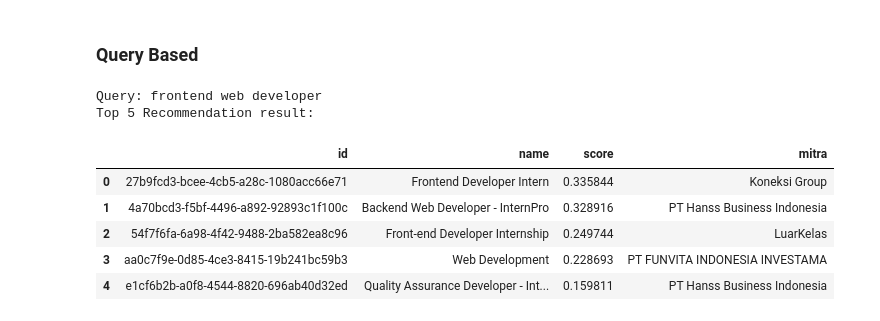
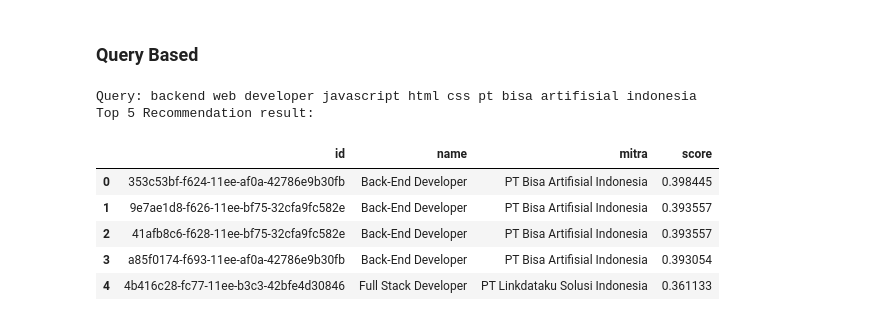
Before and after one commit to Aszaychik/optimasi-search-magang-merdeka, a Jupyter notebook: notebooks/model.ipynb, the cells around one changed output. Drawn from its saved outputs; the diff is of its cells as text; code cells hidden in the pictures.

```diff
--- a/notebooks/model.ipynb
+++ b/notebooks/model.ipynb
@@ -449,7 +449,7 @@ def query_based_recommendation(query, n=10):
     sorted_similar_content = similarity_score.argsort()[0][::-1]  # Reverse sort indices
     top_n_content = sorted_similar_content[1:n+1]
 
-    recommendation_result = pd.DataFrame(columns=['id', 'name', 'score'])
+    recommendation_result = pd.DataFrame(columns=['id', 'name', 'mitra', 'score'])
     print(f"Query: {query}")
     print(f"Top {n} Recommendation result: ")
     for i in top_n_content:
@@ -460,20 +460,20 @@ def query_based_recommendation(query, n=10):
                 pd.DataFrame({
                     'id': [magang_opportunities.iloc[i]['id']],
                     'name': [magang_opportunities.iloc[i]['name']],
-                    'score': [score],
-                    'mitra': [magang_opportunities.iloc[i]['mitra_name']]
+                    'mitra': [magang_opportunities.iloc[i]['mitra_name']],
+                    'score': [score]
                 })
             ], ignore_index=True)
 
     return recommendation_result
 # %%
-query_based_recommendation('frontend web developer', 5)
+query_based_recommendation('backend web developer javascript html css pt bisa artifisial indonesia', 5)
 # %% [output]
-Query: frontend web developer
+Query: backend web developer javascript html css pt bisa artifisial indonesia
 Top 5 Recommendation result:
-|  | id | name | score | mitra |
-| 0 | 27b9fcd3-bcee-4cb5-a28c-1080acc66e71 | Frontend Developer Intern | 0.335844 | Koneksi Group |
-| 1 | 4a70bcd3-f5bf-4496-a892-92893c1f100c | Backend Web Developer - InternPro | 0.328916 | PT Hanss Business Indonesia |
-| 2 | 54f7f6fa-6a98-4f42-9488-2ba582ea8c96 | Front-end Developer Internship | 0.249744 | LuarKelas |
-| 3 | aa0c7f9e-0d85-4ce3-8415-19b241bc59b3 | Web Development | 0.228693 | PT FUNVITA INDONESIA INVESTAMA |
-| 4 | e1cf6b2b-a0f8-4544-8820-696ab40d32ed | Quality Assurance Developer - Int... | 0.159811 | PT Hanss Business Indonesia |
+|  | id | name | mitra | score |
+| 0 | 353c53bf-f624-11ee-af0a-42786e9b30fb | Back-End Developer | PT Bisa Artifisial Indonesia | 0.398445 |
+| 1 | 9e7ae1d8-f626-11ee-bf75-32cfa9fc582e | Back-End Developer | PT Bisa Artifisial Indonesia | 0.393557 |
+| 2 | 41afb8c6-f628-11ee-bf75-32cfa9fc582e | Back-End Developer | PT Bisa Artifisial Indonesia | 0.393557 |
+| 3 | a85f0174-f693-11ee-af0a-42786e9b30fb | Back-End Developer | PT Bisa Artifisial Indonesia | 0.393054 |
+| 4 | 4b416c28-fc77-11ee-b3c3-42bfe4d30846 | Full Stack Developer | PT Linkdataku Solusi Indonesia | 0.361133 |
```
Also changed, not shown: parts of 3 cells of this notebook.
